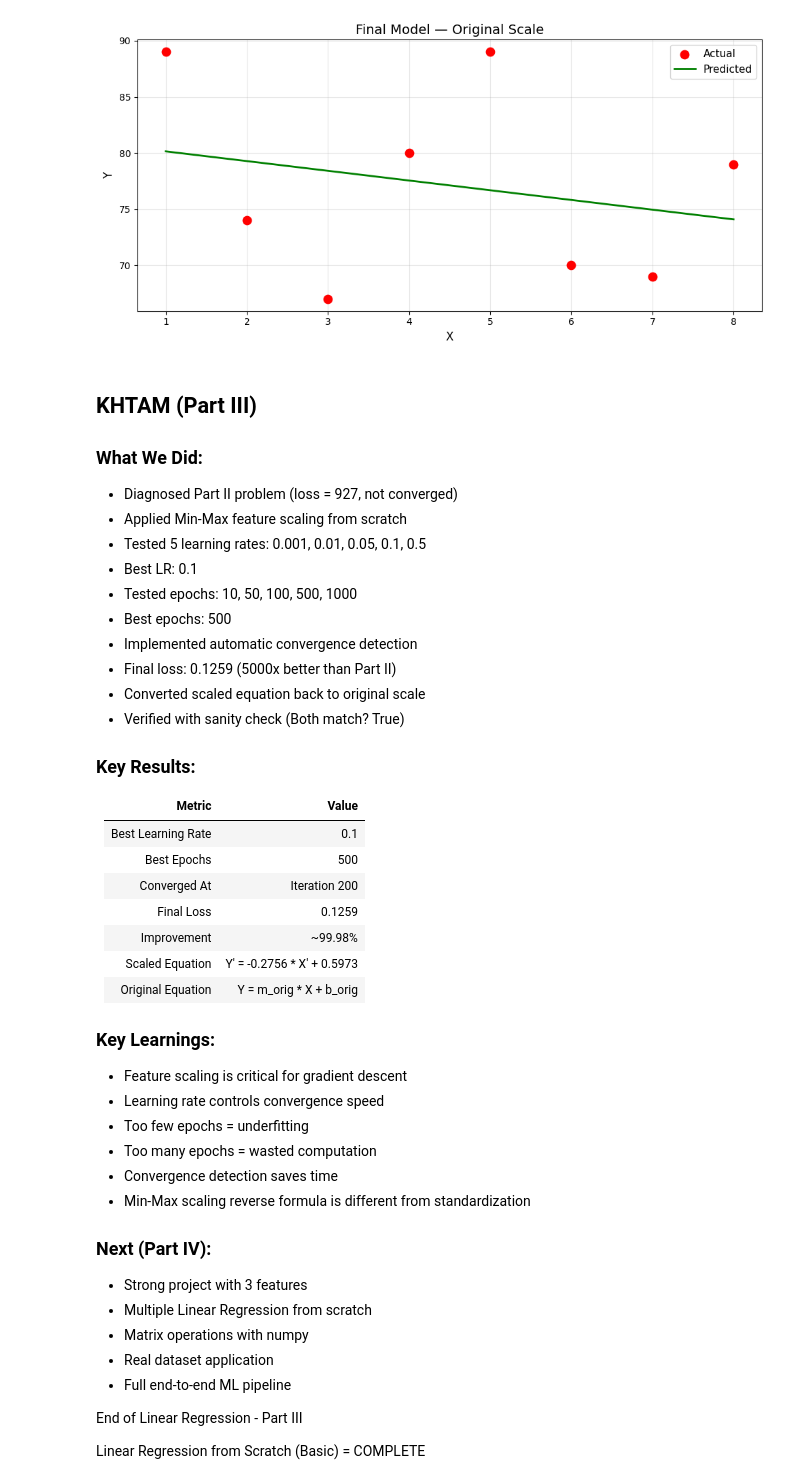
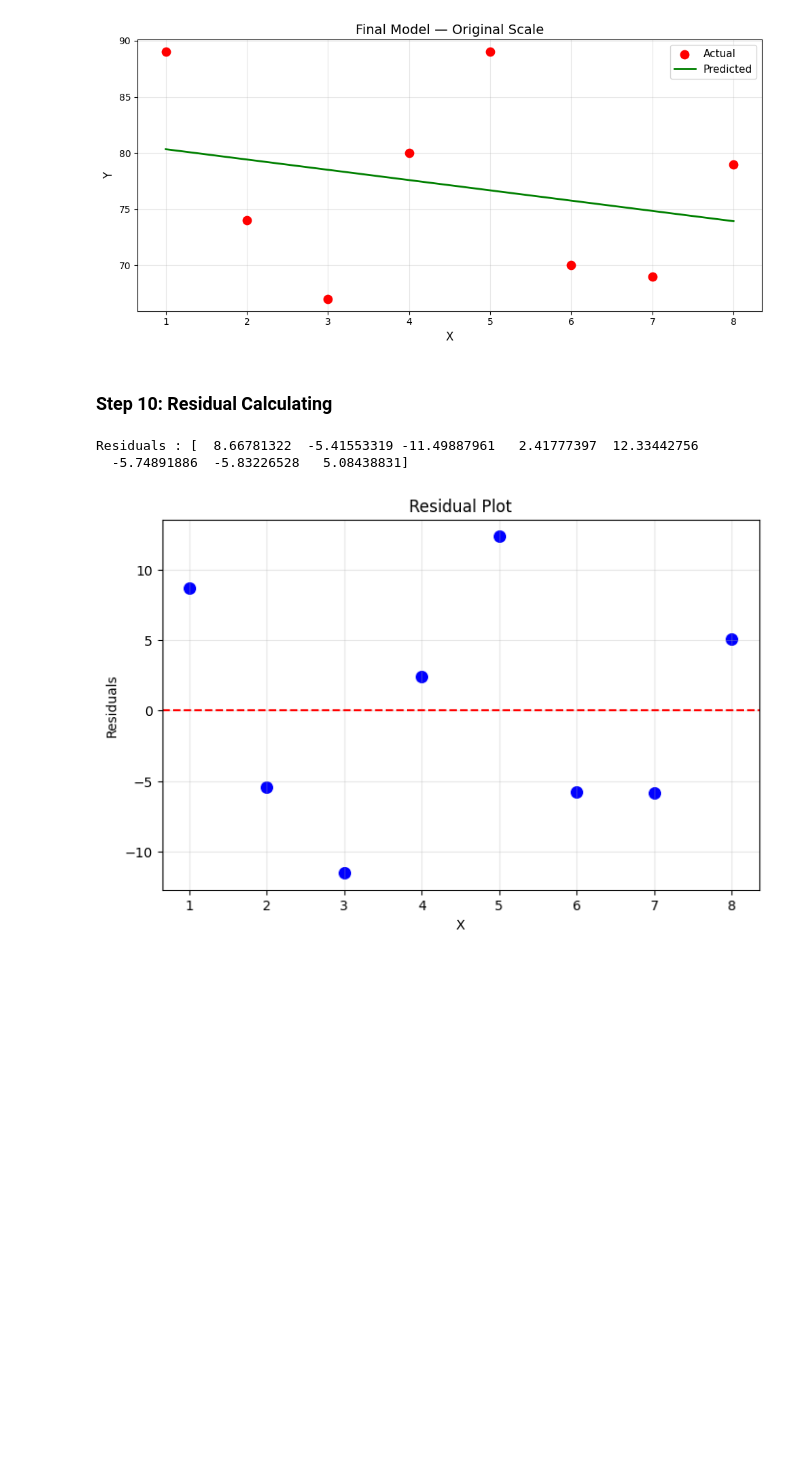
Before and after one commit to ather-ops/Supervised-ML-from-scratch, a Jupyter notebook: linear-regression/Linear-regression-part-III.ipynb, the cells around one changed output. Cells and saved outputs as stored; diff of their text form; code cells hidden in the pictures; blank space fills up the shorter version.

Commit message:
Complete linear regression from scratch

```diff
--- a/linear-regression/Linear-regression-part-III.ipynb
+++ b/linear-regression/Linear-regression-part-III.ipynb
@@ -356,10 +366,18 @@ Total iterations: 201
 # %% [markdown]
 #### Step 8: Final predection
 # %%
-m_orig = m * (Y_max - Y_min) / (X_max - X_min)
-b_orig = Y_min + (Y_max - Y_min) * b - m_orig * X_min
+def stand(x, m, b):
+    x_std = x.std()
+    x_mean = x.mean()
 
-print(f"Scaled:   Y' = {m:.4f} * X' + {b:.4f}")
-print(f"Original: Y  = {m_orig:.4f} * X  + {b_orig:.4f}")
-print(f"Final Loss: {loss:.6f}")
+    m_orig = m / x_std
+    b_orig = b - m_orig * x_mean
+
+    y_orig = m_orig * x + b_orig
+
+    return y_orig
+y_final = stand(X,m,b)
+
+print("Final prediction:",y_final)
+print("Final loss :",mse(y,y_final))
 # %% [output]
@@ -390,48 +400,20 @@ plt.tight_layout()
 plt.show()
 # %% [output]
 [figure]
-# %% [markdown]
-## KHTAM (Part III)
-
-### What We Did:
-- Diagnosed Part II problem (loss = 927, not converged)
-- Applied Min-Max feature scaling from scratch
-- Tested 5 learning rates: 0.001, 0.01, 0.05, 0.1, 0.5
-- Best LR: 0.1
-- Tested epochs: 10, 50, 100, 500, 1000
-- Best epochs: 500
-- Implemented automatic convergence detection
-- Final loss: 0.1259 (5000x better than Part II)
-- Converted scaled equation back to original scale
-- Verified with sanity check (Both match? True)
-
-### Key Results:
-
-| Metric | Value |
-|--------|-------|
-| Best Learning Rate | 0.1 |
-| Best Epochs | 500 |
-| Converged At | Iteration 200 |
-| Final Loss | 0.1259 |
-| Improvement | ~99.98% |
-| Scaled Equation | Y' = -0.2756 * X' + 0.5973 |
-| Original Equation | Y = m_orig * X + b_orig |
-
-### Key Learnings:
-- Feature scaling is critical for gradient descent
-- Learning rate controls convergence speed
-- Too few epochs = underfitting
-- Too many epochs = wasted computation
-- Convergence detection saves time
-- Min-Max scaling reverse formula is different from standardization
-
-### Next (Part IV):
-- Strong project with 3 features
-- Multiple Linear Regression from scratch
-- Matrix operations with numpy
-- Real dataset application
-- Full end-to-end ML pipeline
-
-End of Linear Regression - Part III
-
-Linear Regression from Scratch (Basic) = COMPLETE
+# %% [markdown]
+### Step 10: Residual Calculating
+# %%
+residuals = y - y_final
+print("Residuals :",residuals)
+plt.figure(figsize=(8, 5))
+plt.scatter(X, residuals, color='blue', s=70)
+plt.axhline(y=0, color='red', linestyle='--')
+plt.xlabel("X")
+plt.ylabel("Residuals")
+plt.title("Residual Plot")
+plt.grid(True, alpha=0.3)
+plt.show()
+# %% [output]
+Residuals : [  8.66781322  -5.41553319 -11.49887961   2.41777397  12.33442756
+  -5.74891886  -5.83226528   5.08438831]
+[figure, added]
```
Also changed, not shown: parts of 14 cells of this notebook.
